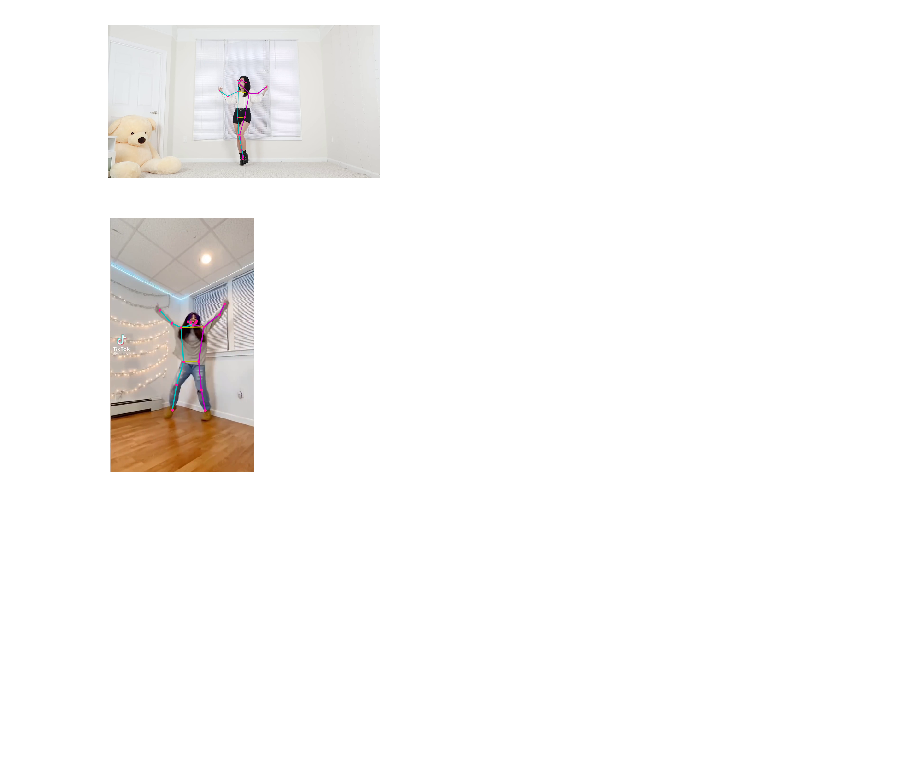
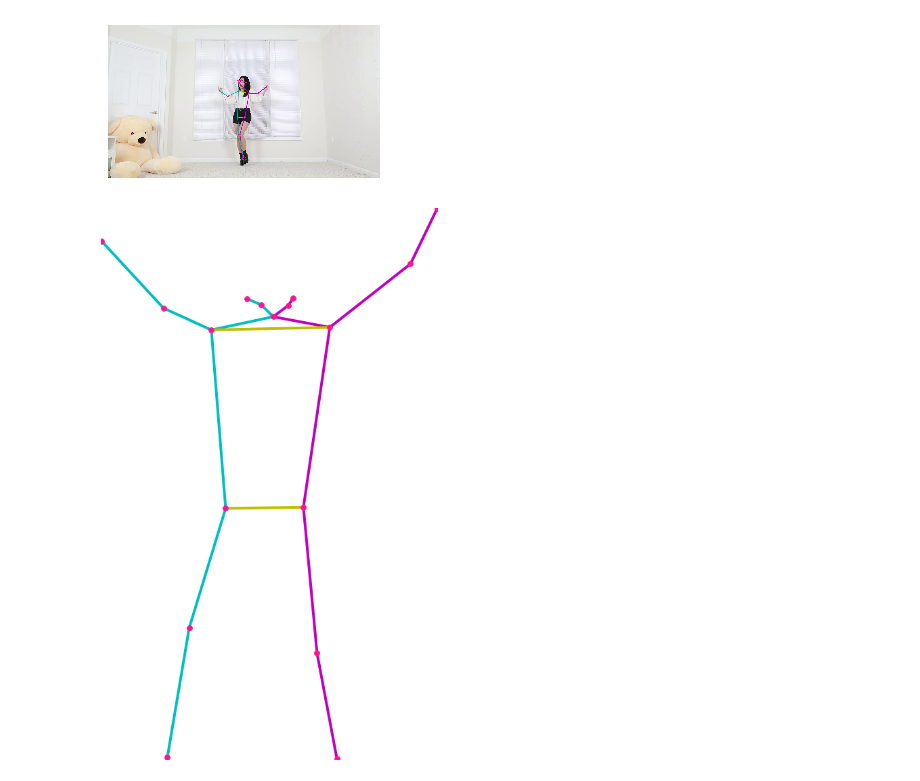
Before and after one commit to broadwell/choreo_k_nbdev1, a Jupyter notebook: 01_tensorflow.ipynb, the cells around one changed output. Drawn from its saved outputs; the diff is of its cells as text; code cells hidden in the pictures; blank space fills up the shorter version.

Commit message:
Improved visualization for MoveNet

```diff
--- a/01_tensorflow.ipynb
+++ b/01_tensorflow.ipynb
@@ -666,9 +773,9 @@ detections = teddy.detect_image('sample_data/sample1.png', viz=True)
 # %% [output]
 [figure]
 # %%
-teddy.visualize_detections(pose_output[59]['image'],pose_output[59]['figures'][0])
+teddy.visualize_detections(pose_output[59]['figures'][0])
 # %% [output]
-[figure, old version]
+[figure, new version]
 # %%
 show_doc(Detector.detect_image)
 show_doc(Detector.detect_video)
```
Also changed, not shown: parts of 6 cells of this notebook, 3 other files.
